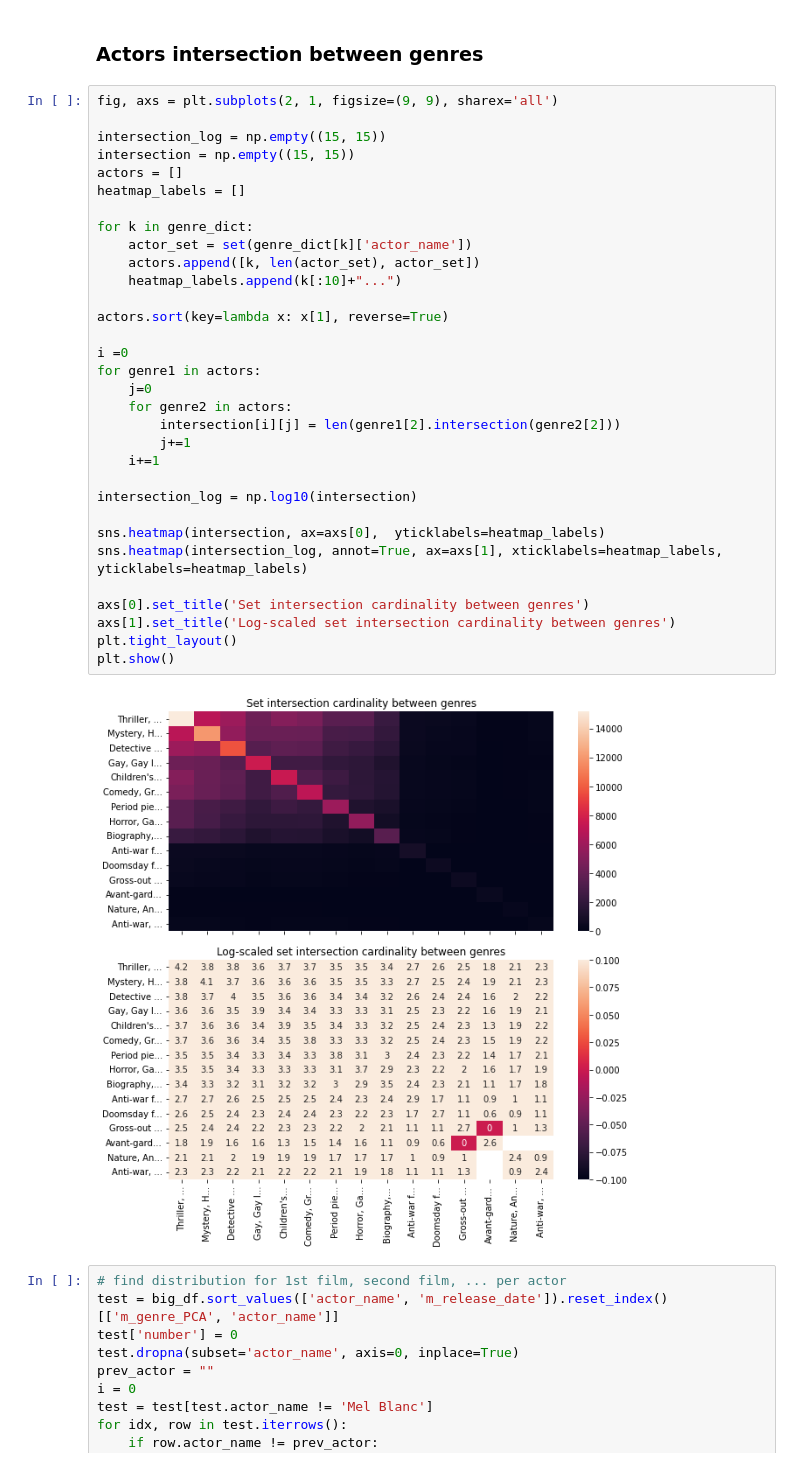
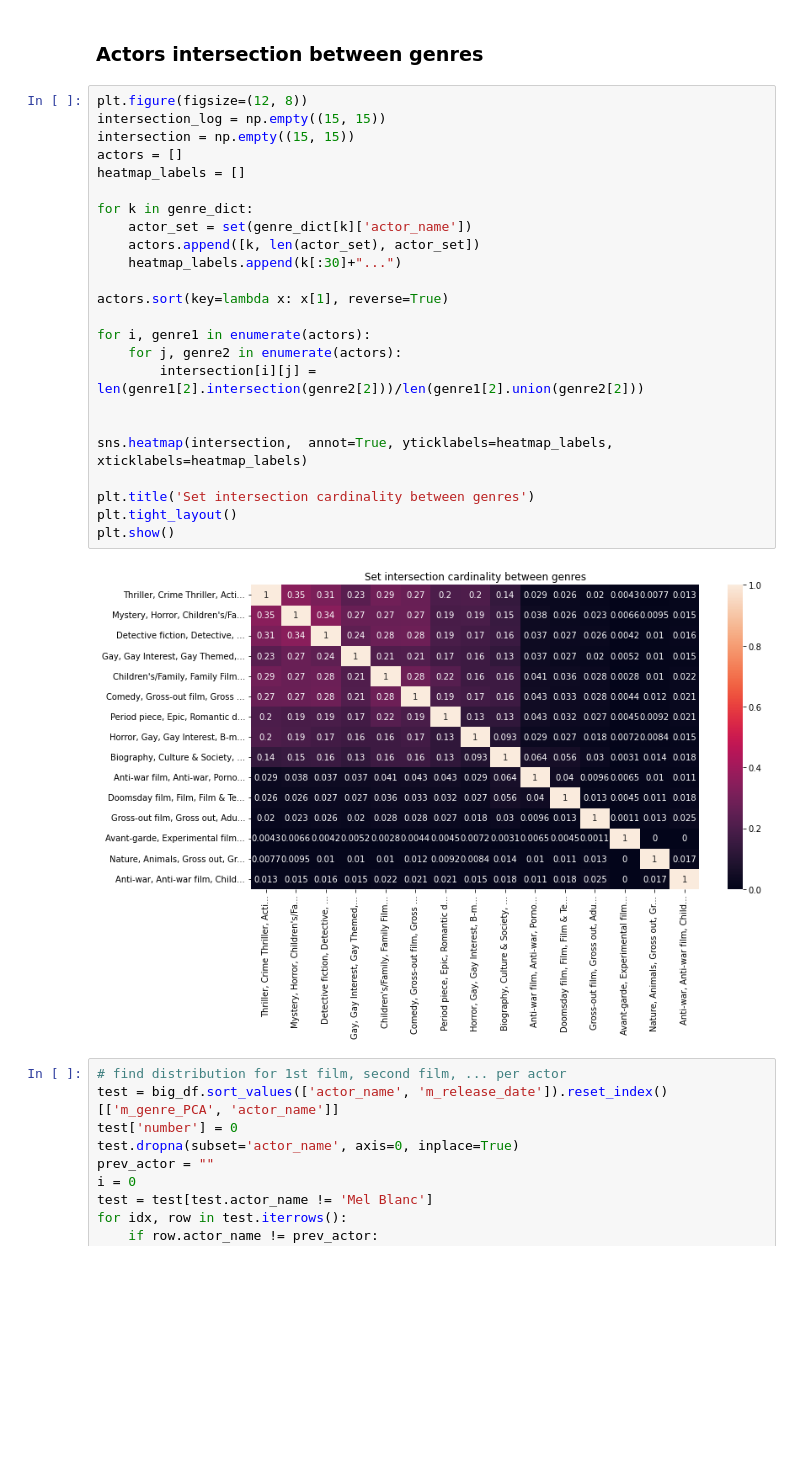
Before and after one commit to epfl-ada/ada-2022-project-dadalife, a Jupyter notebook: ADA_CMU.ipynb, the cells around one changed output. Drawn from its saved outputs; the diff is of its cells as text; blank space fills up the shorter version.

```diff
--- a/ADA_CMU.ipynb
+++ b/ADA_CMU.ipynb
@@ -1042,39 +1131,31 @@ nx.draw(GCC, pos=nx.spring_layout(GCC), node_size=10, node_color=[(0., .8, 1, 0.
 # %% [markdown]
 ### Actors intersection between genres
 # %%
-fig, axs = plt.subplots(2, 1, figsize=(9, 9), sharex='all')
-
+plt.figure(figsize=(12, 8))
 intersection_log = np.empty((15, 15))
 intersection = np.empty((15, 15))
 actors = []
 heatmap_labels = []
 
 for k in genre_dict:
     actor_set = set(genre_dict[k]['actor_name'])
     actors.append([k, len(actor_set), actor_set])
-    heatmap_labels.append(k[:10]+"...")
+    heatmap_labels.append(k[:30]+"...")
 
 actors.sort(key=lambda x: x[1], reverse=True)
 
-i =0
-for genre1 in actors:
-    j=0
-    for genre2 in actors:
-        intersection[i][j] = len(genre1[2].intersection(genre2[2]))
-        j+=1
-    i+=1
+for i, genre1 in enumerate(actors):
+    for j, genre2 in enumerate(actors):
+        intersection[i][j] = len(genre1[2].intersection(genre2[2]))/len(genre1[2].union(genre2[2]))
 
-intersection_log = np.log10(intersection)
 
-sns.heatmap(intersection, ax=axs[0],  yticklabels=heatmap_labels)
-sns.heatmap(intersection_log, annot=True, ax=axs[1], xticklabels=heatmap_labels, yticklabels=heatmap_labels)
+sns.heatmap(intersection,  annot=True, yticklabels=heatmap_labels, xticklabels=heatmap_labels)
 
-axs[0].set_title('Set intersection cardinality between genres')
-axs[1].set_title('Log-scaled set intersection cardinality between genres')
+plt.title('Set intersection cardinality between genres')
 plt.tight_layout()
 plt.show()
 # %% [output]
-[figure, old version]
+[figure, new version]
 # %%
 # find distribution for 1st film, second film, ... per actor
 test = big_df.sort_values(['actor_name', 'm_release_date']).reset_index()[['m_genre_PCA', 'actor_name']]
```
Also changed, not shown: parts of 30 cells of this notebook.
